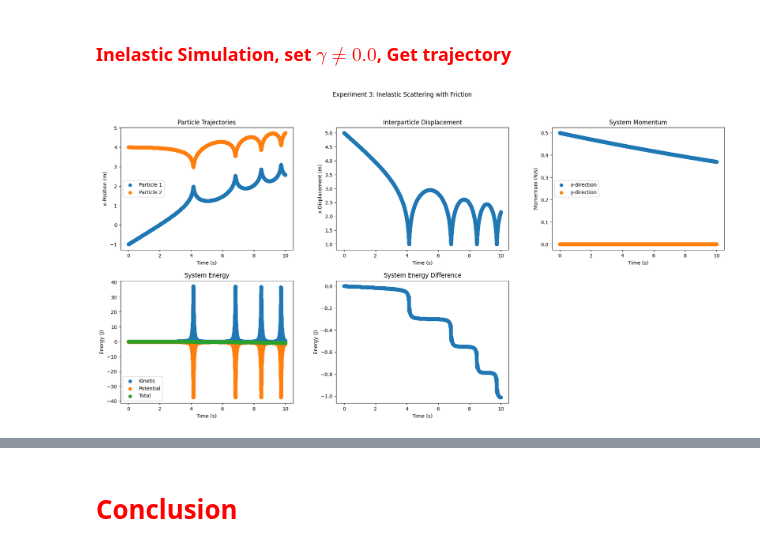
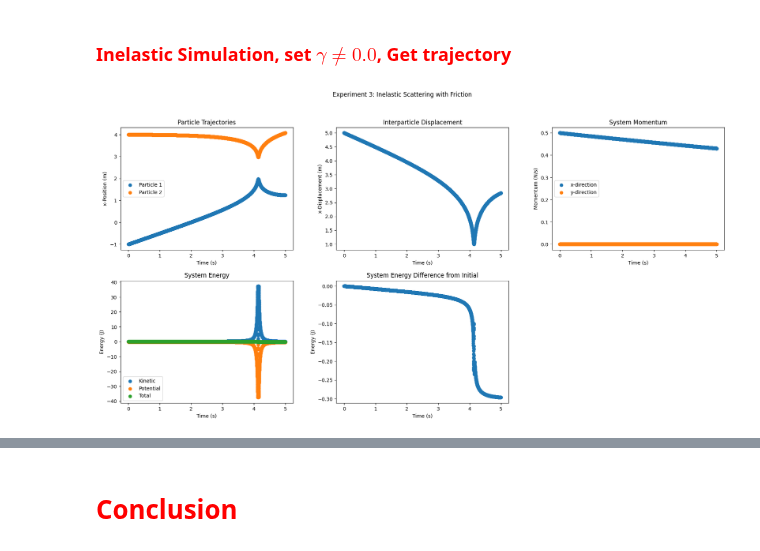
Before and after one commit to CalebAnderson22/PHY122, a Jupyter notebook: L7_Anderson.ipynb, the cells around one changed output, grey strips where cells are left out. Saved outputs shown, nothing was run; the diff lists cells and outputs as text; code cells hidden in the pictures.

```diff
--- a/L7_Anderson.ipynb
+++ b/L7_Anderson.ipynb
@@ -318,7 +318,7 @@ Experiment 2 considers the inelastic scattering of two particles. Particle 1 has
 ###   <font color='Red'> Inelastic Simulation, set $\gamma \ne 0.0$, Get trajectory </font>
 # %%
 Δt = 0.001 ## s(detector)
-tf = 10
+tf = 5
 T  = np.arange(0, tf, Δt)
 
 γ    = 0.03
@@ -361,32 +361,32 @@ exp4['ax1'].set_xlabel("Time (s)")
 exp4['ax1'].set_ylabel("x-Position (m)")
 exp4['ax1'].legend(loc="center left")
 
 exp4['ax2'].scatter(T, -(R_tix[:, 0, 0]-R_tix[:, 1, 0]))
 exp4['ax2'].set_title("Interparticle Displacement")
 exp4['ax2'].set_xlabel("Time (s)")
 exp4['ax2'].set_ylabel("x-Displacement (m)")
 
 p_tx = np.sum(p_tix, axis=1)
 exp4['ax3'].scatter(T, p_tx[:,0], label="x-direction")
 exp4['ax3'].scatter(T, p_tx[:,1], label="y-direction")
 exp4['ax3'].set_title("System Momentum")
 exp4['ax3'].set_xlabel("Time (s)")
 exp4['ax3'].set_ylabel("Momentum (N/s)")
 exp4['ax3'].legend(loc='center left')
 
 exp4['ax4'].scatter(T, K, label="Kinetic")
 exp4['ax4'].scatter(T, U, label="Potential")
 exp4['ax4'].scatter(T, K+U, label="Total")
 exp4['ax4'].set_title("System Energy")
 exp4['ax4'].set_xlabel('Time (s)')
 exp4['ax4'].set_ylabel('Energy (J)')
 exp4['ax4'].legend(loc="lower left")
 
 exp4['ax5'].scatter(T, (K+U) - (K+U)[0])
-exp4['ax5'].set_title("System Energy Difference")
+exp4['ax5'].set_title("System Energy Difference from Initial")
 exp4['ax5'].set_xlabel('Time (s)')
 exp4['ax5'].set_ylabel('Energy (J)')
 
 fig.show()
 # %% [output]
-[figure, old version]
+[figure, new version]
```
Also changed, not shown: parts of 8 cells of this notebook.
